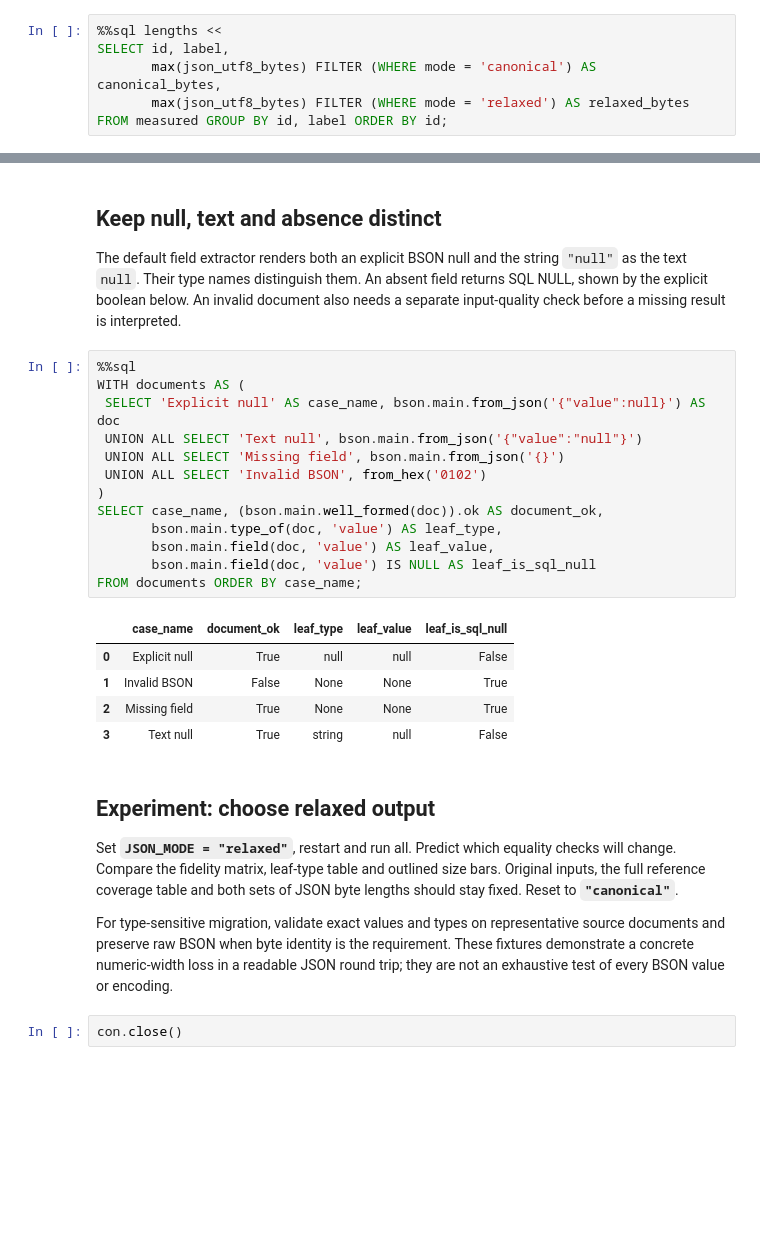
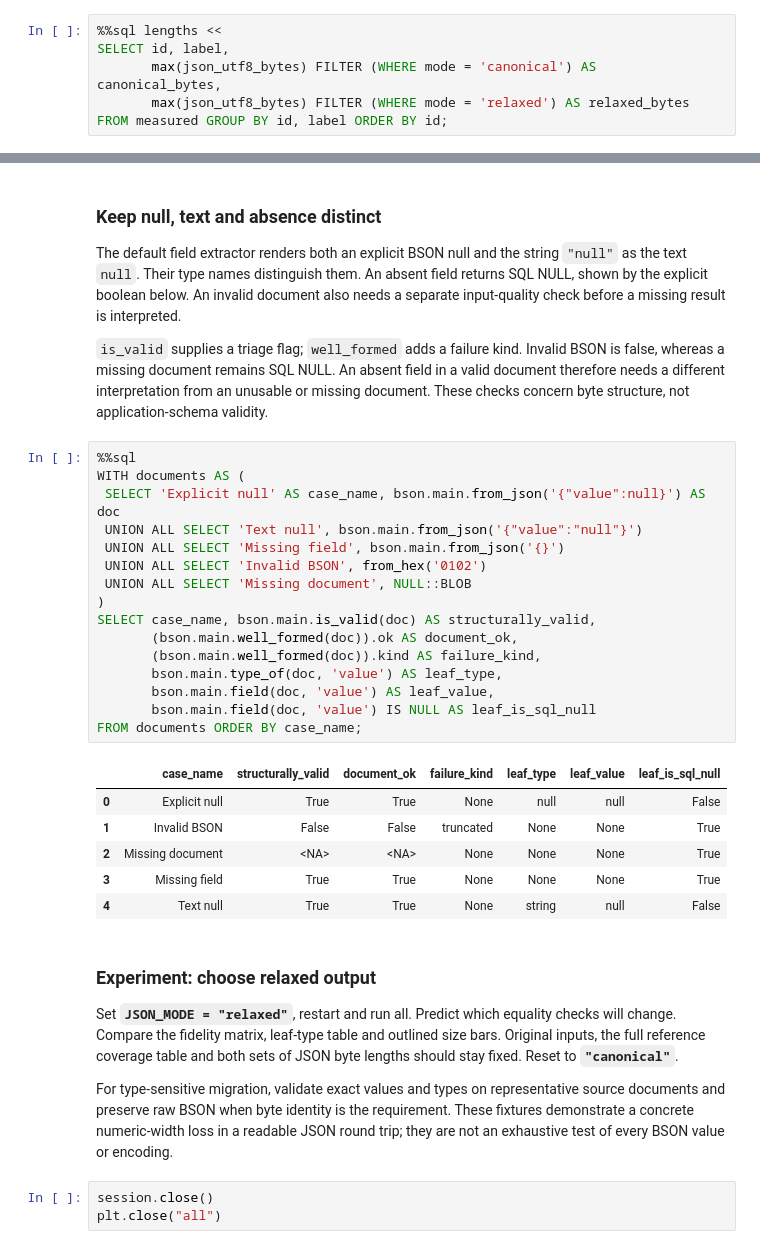
Before and after one commit to Query-farm/vgi-bson, a Jupyter notebook: notebooks/01_types_through_a_json_round_trip.ipynb, the cells around one changed output, grey strips where cells are left out. Drawn from its saved outputs; the diff is of its cells as text; blank space fills up the shorter version.

Commit message:
Explain BSON type fidelity with reviewed SQL surface coverage [skip ci]

```diff
--- a/notebooks/01_types_through_a_json_round_trip.ipynb
+++ b/notebooks/01_types_through_a_json_round_trip.ipynb
@@ -377,31 +447,37 @@ FROM examples;
 # %% [markdown]
-## Keep null, text and absence distinct
+### Keep null, text and absence distinct
 
 The default field extractor renders both an explicit BSON null and the string
 `"null"` as the text `null`. Their type names distinguish them. An absent field
 returns SQL NULL, shown by the explicit boolean below. An invalid document also
 needs a separate input-quality check before a missing result is interpreted.
+
+`is_valid` supplies a triage flag; `well_formed` adds a failure kind. Invalid BSON is false, whereas a missing document remains SQL NULL. An absent field in a valid document therefore needs a different interpretation from an unusable or missing document. These checks concern byte structure, not application-schema validity.
 # %%
 %%sql
 WITH documents AS (
  SELECT 'Explicit null' AS case_name, bson.main.from_json('{"value":null}') AS doc
  UNION ALL SELECT 'Text null', bson.main.from_json('{"value":"null"}')
  UNION ALL SELECT 'Missing field', bson.main.from_json('{}')
  UNION ALL SELECT 'Invalid BSON', from_hex('0102')
+ UNION ALL SELECT 'Missing document', NULL::BLOB
 )
-SELECT case_name, (bson.main.well_formed(doc)).ok AS document_ok,
+SELECT case_name, bson.main.is_valid(doc) AS structurally_valid,
+       (bson.main.well_formed(doc)).ok AS document_ok,
+       (bson.main.well_formed(doc)).kind AS failure_kind,
        bson.main.type_of(doc, 'value') AS leaf_type,
        bson.main.field(doc, 'value') AS leaf_value,
        bson.main.field(doc, 'value') IS NULL AS leaf_is_sql_null
 FROM documents ORDER BY case_name;
 # %% [output]
-|  | case_name | document_ok | leaf_type | leaf_value | leaf_is_sql_null |
-| 0 | Explicit null | True | null | null | False |
-| 1 | Invalid BSON | False | None | None | True |
-| 2 | Missing field | True | None | None | True |
-| 3 | Text null | True | string | null | False |
+|  | case_name | structurally_valid | document_ok | failure_kind | leaf_type | leaf_value | leaf_is_sql_null |
+| 0 | Explicit null | True | True | None | null | null | False |
+| 1 | Invalid BSON | False | False | truncated | None | None | True |
+| 2 | Missing document | <NA> | <NA> | None | None | None | True |
+| 3 | Missing field | True | True | None | None | None | True |
+| 4 | Text null | True | True | None | string | null | False |
 # %% [markdown]
-## Experiment: choose relaxed output
+### Experiment: choose relaxed output
 
 Set **`JSON_MODE = "relaxed"`**, restart and run all. Predict which equality
 checks will change. Compare the fidelity matrix, leaf-type table and outlined
@@ -413,5 +489,6 @@ source documents and preserve raw BSON when byte identity is the requirement.
 These fixtures demonstrate a concrete numeric-width loss in a readable JSON
 round trip; they are not an exhaustive test of every BSON value or encoding.
 # %%
-con.close()
+session.close()
+plt.close("all")
 # %% [markdown]
```
Also changed, not shown: parts of 25 cells of this notebook, 12 other files.
